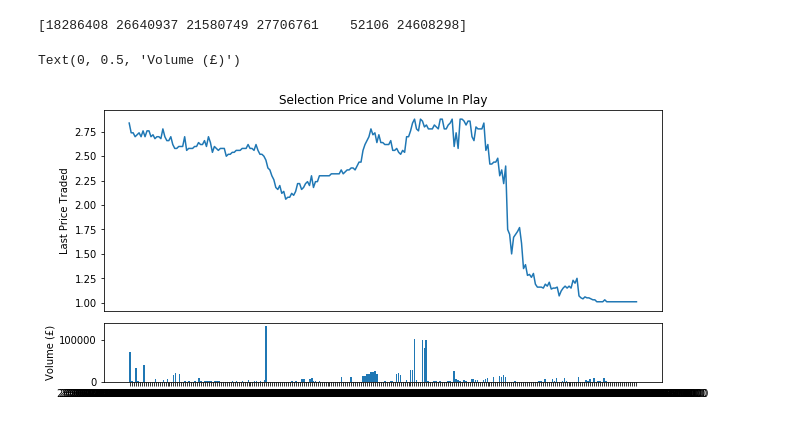
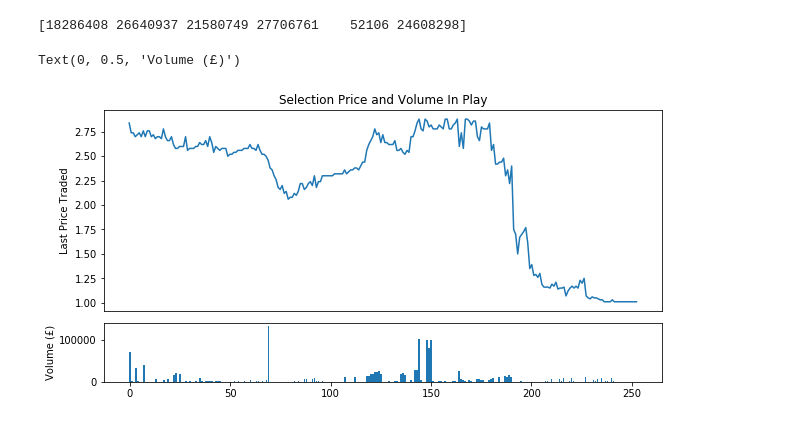
Before and after one commit to tbardrick/betfair_project, a Jupyter notebook: notebooks/api_tests/2_betfair_advanced_data_test.ipynb, the cells around one changed output. Cells and saved outputs as stored; diff of their text form; code cells hidden in the pictures.

Commit message:
TimeIndex corrected

```diff
--- a/notebooks/api_tests/2_betfair_advanced_data_test.ipynb
+++ b/notebooks/api_tests/2_betfair_advanced_data_test.ipynb
@@ -197,0 +211,7 @@ df.head()
+# %%
+#Creatng TimeIndex - start counting from 0 in seconds for each horse from the first update where Inplay == True
+t_0 = df.iloc[df.Inplay.values.searchsorted('True', side='left'), 0]
+
+df['TimeIndex'] = df.Time.apply(lambda x: (datetime.datetime.strptime(x[:19], "%Y-%m-%d %H:%M:%S") - datetime.datetime.strptime(t_0[:19], "%Y-%m-%d %H:%M:%S")))
+
+df.TimeIndex = df.TimeIndex.apply(lambda x: int(pd.Timedelta.total_seconds(x)))
@@ -203,18 +247,18 @@ print(df.SelectionId.unique())
 # %%
 # Looking at just selection 52106
 df_52106 = df[df.SelectionId == 52106]
-df_52106 = df_52106[df_52106.Inplay == True].reset_index()
+df_52106 = df_52106[(df_52106.Inplay == True) & (df_52106.Status == "OPEN")].reset_index()
 # %%
 plt.figure(figsize=(10,5))
 top = plt.subplot2grid((4,4), (0, 0), rowspan=3, colspan=4)
 bottom = plt.subplot2grid((4,4), (3,0), rowspan=1, colspan=4)
-top.plot(df_52106.Time, df_52106.LastPriceTraded)
-bottom.bar(df_52106.Time, df_52106.TradeSize)
+top.plot(df_52106.TimeIndex, df_52106.LastPriceTraded)
+bottom.bar(df_52106.TimeIndex, df_52106.TradeSize)
 
 top.axes.get_xaxis().set_visible(False)
 top.set_title('Selection Price and Volume In Play')
 top.set_ylabel('Last Price Traded')
 bottom.set_ylabel('Volume (£)')
 # %% [output]
 Text(0, 0.5, 'Volume (£)')
-[figure, old version]
+[figure, new version]
```
Also changed, not shown: parts of 7 cells of this notebook.
